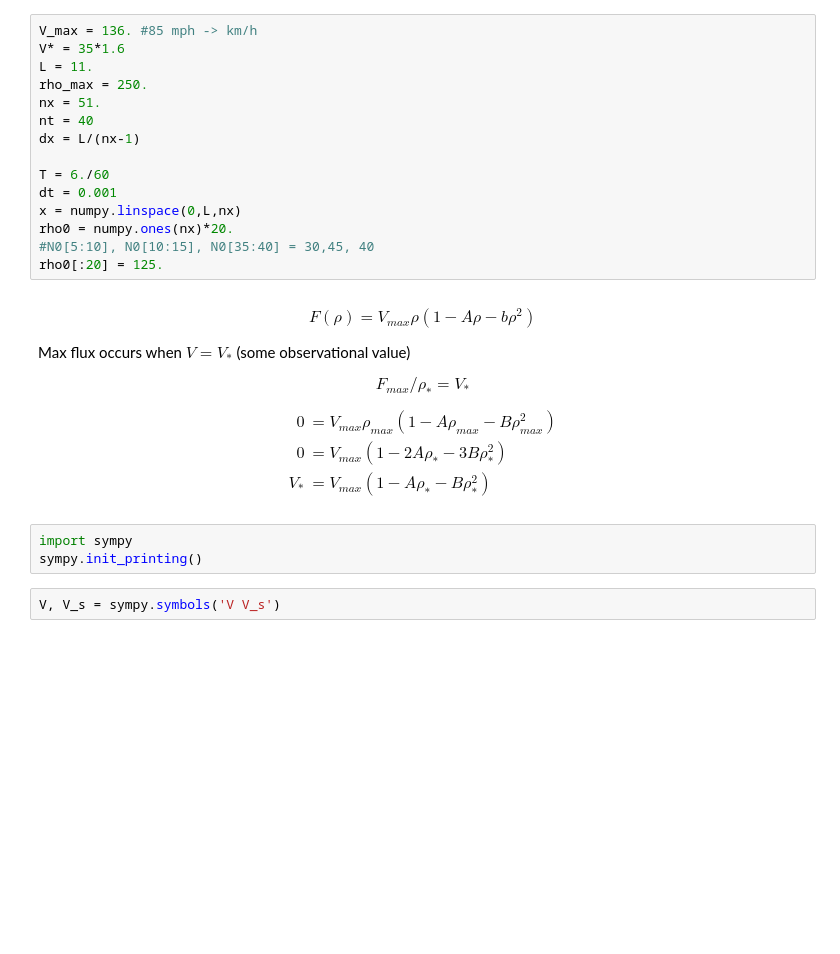
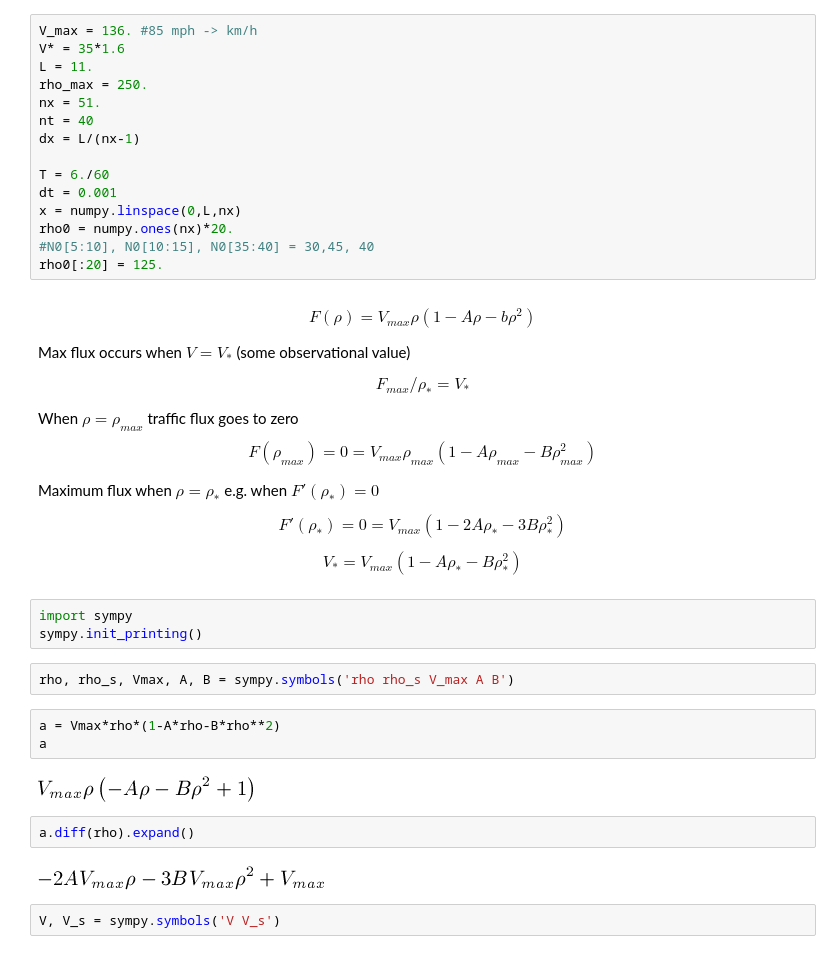
Before and after one commit to numerical-mooc/numerical-mooc, a Jupyter notebook: lessons/03_wave/03_01_convectionSchemes_scratch.ipynb, the cells around one changed output. Drawn from its saved outputs; the diff is of its cells as text; blank space fills up the shorter version.

Commit message:
add derivation of cubic traffic flux

```diff
--- a/lessons/03_wave/03_01_convectionSchemes_scratch.ipynb
+++ b/lessons/03_wave/03_01_convectionSchemes_scratch.ipynb
@@ -24,14 +24,30 @@ Max flux occurs when $V = V_*$ (some observational value)
 
 $$F_{max} / \rho_* = V_*$$
 
-\begin{align}
-0 &= V_{max}\rho_{max}(1 - A \rho_{max} - B \rho_{max}^2)\\
-0 & = V_{max}(1 - 2A\rho_* - 3B\rho^2_*) \\
-V_* &= V_{max}(1 - A \rho_* - B\rho^2_*)
-\end{align}
+When $\rho = \rho_{max}$ traffic flux goes to zero
+$$F(\rho_{max}) = 0 = V_{max}\rho_{max}(1 - A \rho_{max} - B \rho_{max}^2)$$
+
+Maximum flux when $\rho = \rho_*$
+e.g. when $F'(\rho_*) = 0$
+
+$$F'(\rho_*) = 0  = V_{max}(1 - 2A\rho_* - 3B\rho^2_*)$$
+
+
+$$V_* = V_{max}(1 - A \rho_* - B\rho^2_*)$$
 # %%
 import sympy
 sympy.init_printing()
+# %%
+rho, rho_s, Vmax, A, B = sympy.symbols('rho rho_s V_max A B')
+# %%
+a = Vmax*rho*(1-A*rho-B*rho**2)
+a
+# %% [output]
+[figure, added]
+# %%
+a.diff(rho).expand()
+# %% [output]
+[figure, added]
 # %%
 V, V_s = sympy.symbols('V V_s')
 # %%
```
